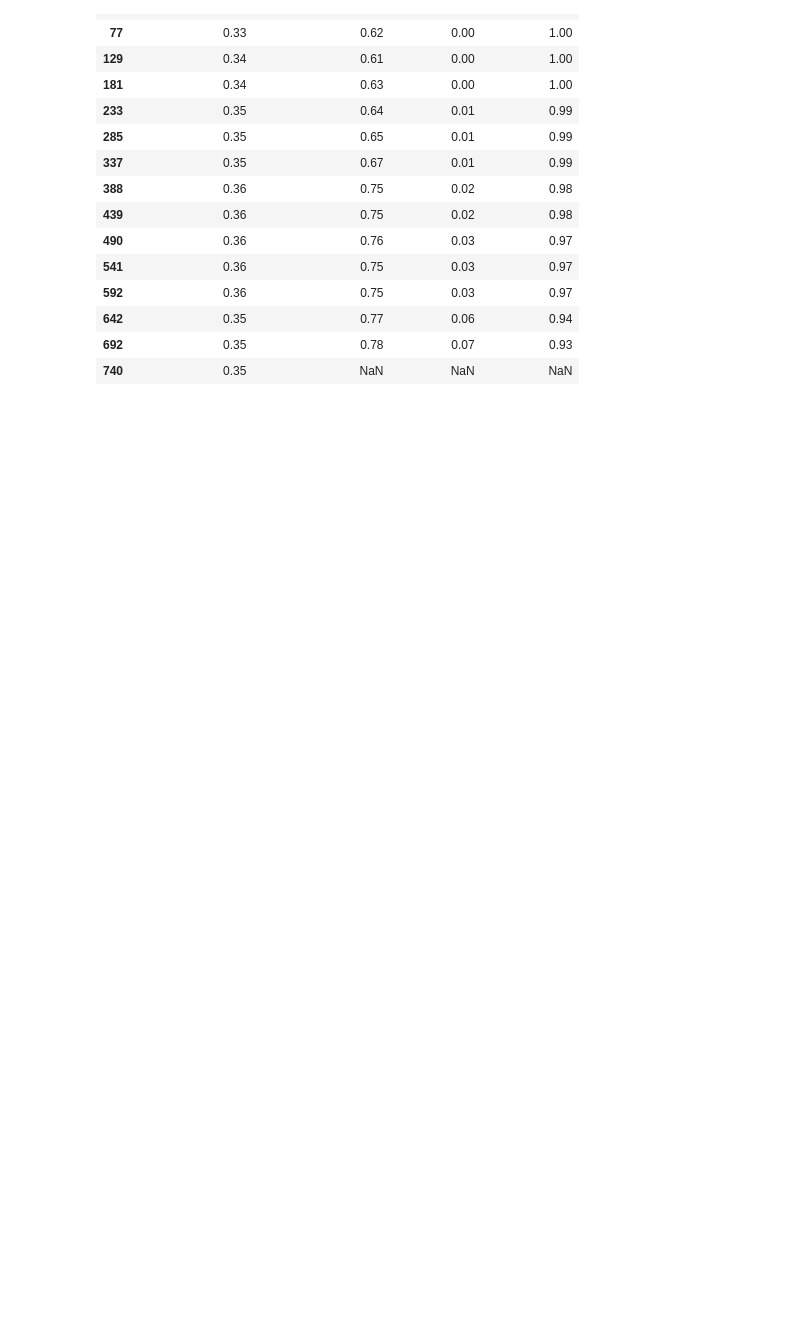
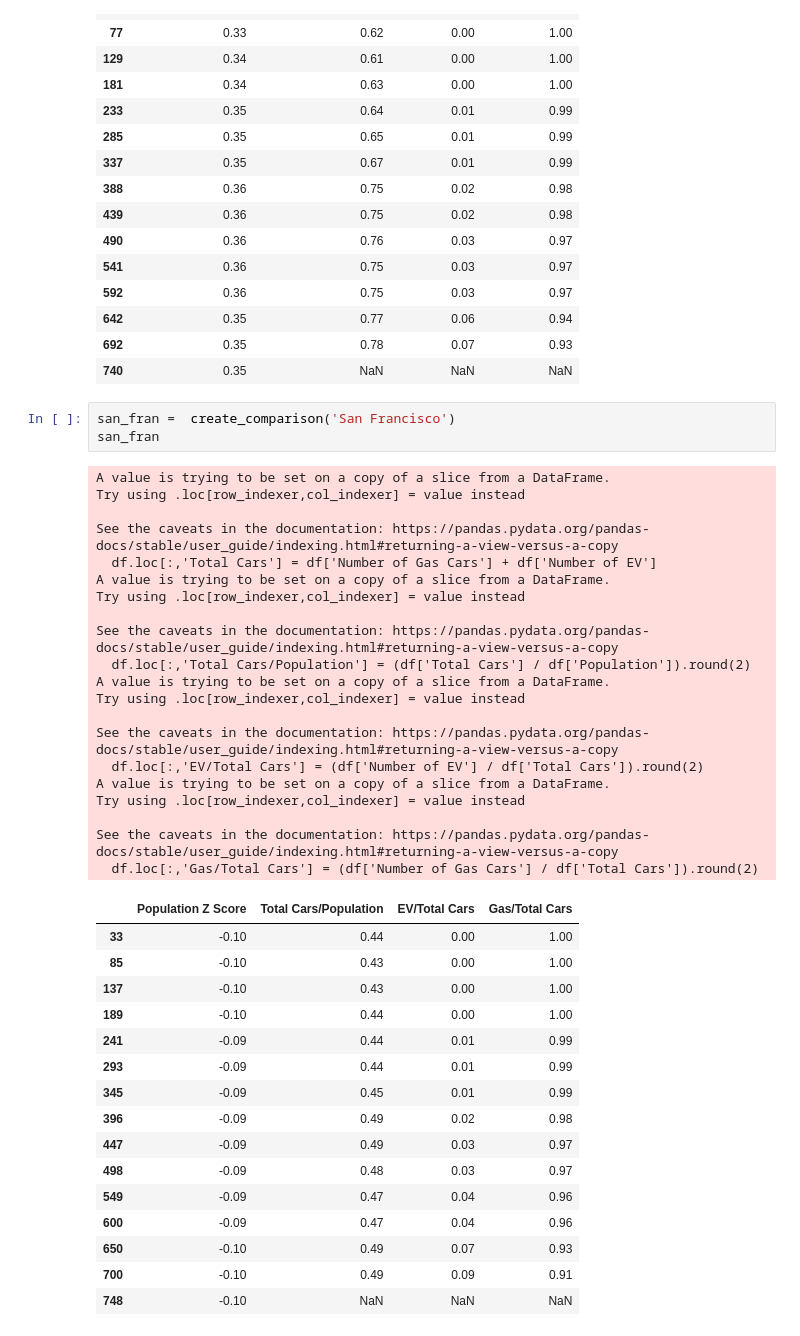
Before and after one commit to kellerl7/SIADS_Milestone_1, a Jupyter notebook: pm_data/CMC_Notebook.ipynb, the cells around one changed output. Saved outputs shown, nothing was run; the diff lists cells and outputs as text; blank space fills up the shorter version.

```diff
--- a/pm_data/CMC_Notebook.ipynb
+++ b/pm_data/CMC_Notebook.ipynb
@@ -148,3 +148,43 @@ See the caveats in the documentation: https://pandas.pydata.org/pandas-docs/stab
 | 642 | 0.35 | 0.77 | 0.06 | 0.94 |
 | 692 | 0.35 | 0.78 | 0.07 | 0.93 |
 | 740 | 0.35 | NaN | NaN | NaN |
+# %%
+san_fran =  create_comparison('San Francisco')
+san_fran
+# %% [output]
+A value is trying to be set on a copy of a slice from a DataFrame.
+Try using .loc[row_indexer,col_indexer] = value instead
+
+See the caveats in the documentation: https://pandas.pydata.org/pandas-docs/stable/user_guide/indexing.html#returning-a-view-versus-a-copy
+  df.loc[:,'Total Cars'] = df['Number of Gas Cars'] + df['Number of EV']
+A value is trying to be set on a copy of a slice from a DataFrame.
+Try using .loc[row_indexer,col_indexer] = value instead
+
+See the caveats in the documentation: https://pandas.pydata.org/pandas-docs/stable/user_guide/indexing.html#returning-a-view-versus-a-copy
+  df.loc[:,'Total Cars/Population'] = (df['Total Cars'] / df['Population']).round(2)
+A value is trying to be set on a copy of a slice from a DataFrame.
+Try using .loc[row_indexer,col_indexer] = value instead
+
+See the caveats in the documentation: https://pandas.pydata.org/pandas-docs/stable/user_guide/indexing.html#returning-a-view-versus-a-copy
+  df.loc[:,'EV/Total Cars'] = (df['Number of EV'] / df['Total Cars']).round(2)
+A value is trying to be set on a copy of a slice from a DataFrame.
+Try using .loc[row_indexer,col_indexer] = value instead
+
+See the caveats in the documentation: https://pandas.pydata.org/pandas-docs/stable/user_guide/indexing.html#returning-a-view-versus-a-copy
+  df.loc[:,'Gas/Total Cars'] = (df['Number of Gas Cars'] / df['Total Cars']).round(2)
+|  | Population Z Score | Total Cars/Population | EV/Total Cars | Gas/Total Cars |
+| 33 | -0.10 | 0.44 | 0.00 | 1.00 |
+| 85 | -0.10 | 0.43 | 0.00 | 1.00 |
+| 137 | -0.10 | 0.43 | 0.00 | 1.00 |
+| 189 | -0.10 | 0.44 | 0.00 | 1.00 |
+| 241 | -0.09 | 0.44 | 0.01 | 0.99 |
+| 293 | -0.09 | 0.44 | 0.01 | 0.99 |
+| 345 | -0.09 | 0.45 | 0.01 | 0.99 |
+| 396 | -0.09 | 0.49 | 0.02 | 0.98 |
+| 447 | -0.09 | 0.49 | 0.03 | 0.97 |
+| 498 | -0.09 | 0.48 | 0.03 | 0.97 |
+| 549 | -0.09 | 0.47 | 0.04 | 0.96 |
+| 600 | -0.09 | 0.47 | 0.04 | 0.96 |
+| 650 | -0.10 | 0.49 | 0.07 | 0.93 |
+| 700 | -0.10 | 0.49 | 0.09 | 0.91 |
+| 748 | -0.10 | NaN | NaN | NaN |
```
Also changed, not shown: parts of 4 cells of this notebook, 1 other file.
